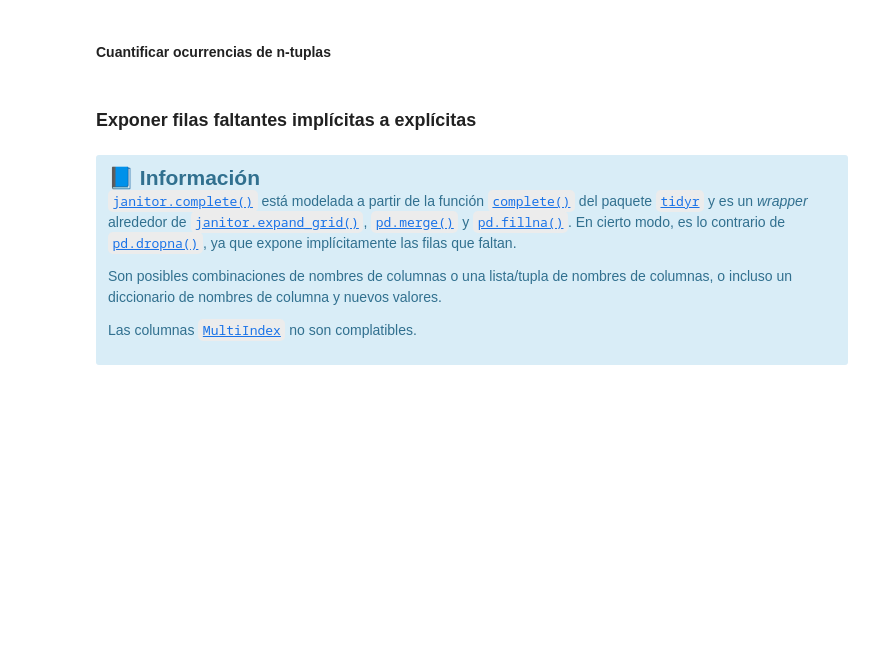
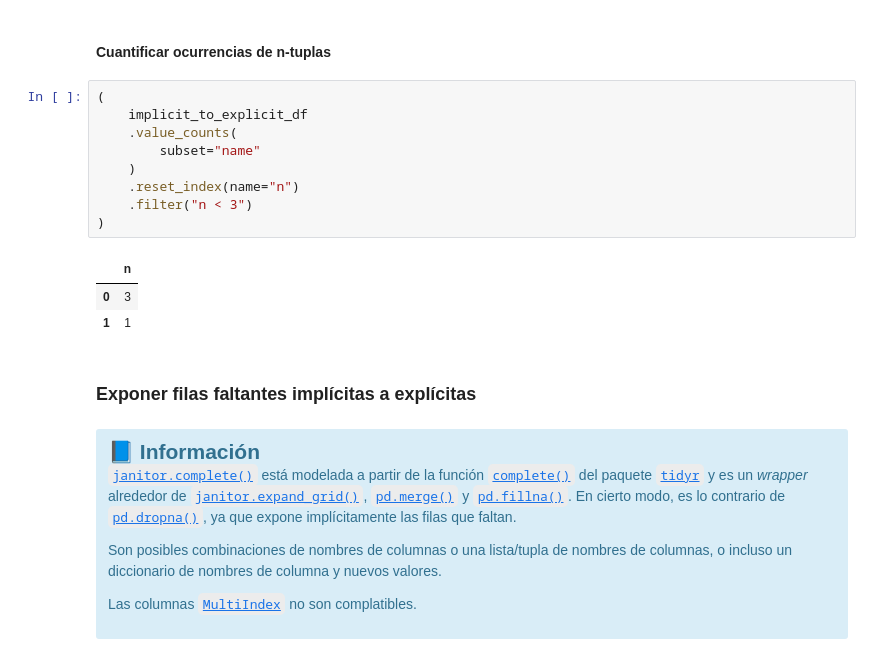
Before and after one commit to Bryan1195/Course_Missing_Values, a Jupyter notebook: notebooks/live-exploration-missing-values.ipynb, the cells around one changed output. Drawn from its saved outputs; the diff is of its cells as text; blank space fills up the shorter version.

```diff
--- a/notebooks/live-exploration-missing-values.ipynb
+++ b/notebooks/live-exploration-missing-values.ipynb
@@ -668,5 +681,18 @@ implicit_to_explicit_df
 # %% [markdown]
 #### Cuantificar ocurrencias de n-tuplas
+# %%
+(
+    implicit_to_explicit_df
+    .value_counts(
+        subset="name"
+    )
+    .reset_index(name="n")
+    .filter("n < 3")
+)
+# %% [output]
+|  | n |
+| 0 | 3 |
+| 1 | 1 |
 # %% [markdown]
 ### Exponer filas faltantes implícitas a explícitas
 # %% [markdown]
```
Also changed, not shown: parts of 1 cell of this notebook.
